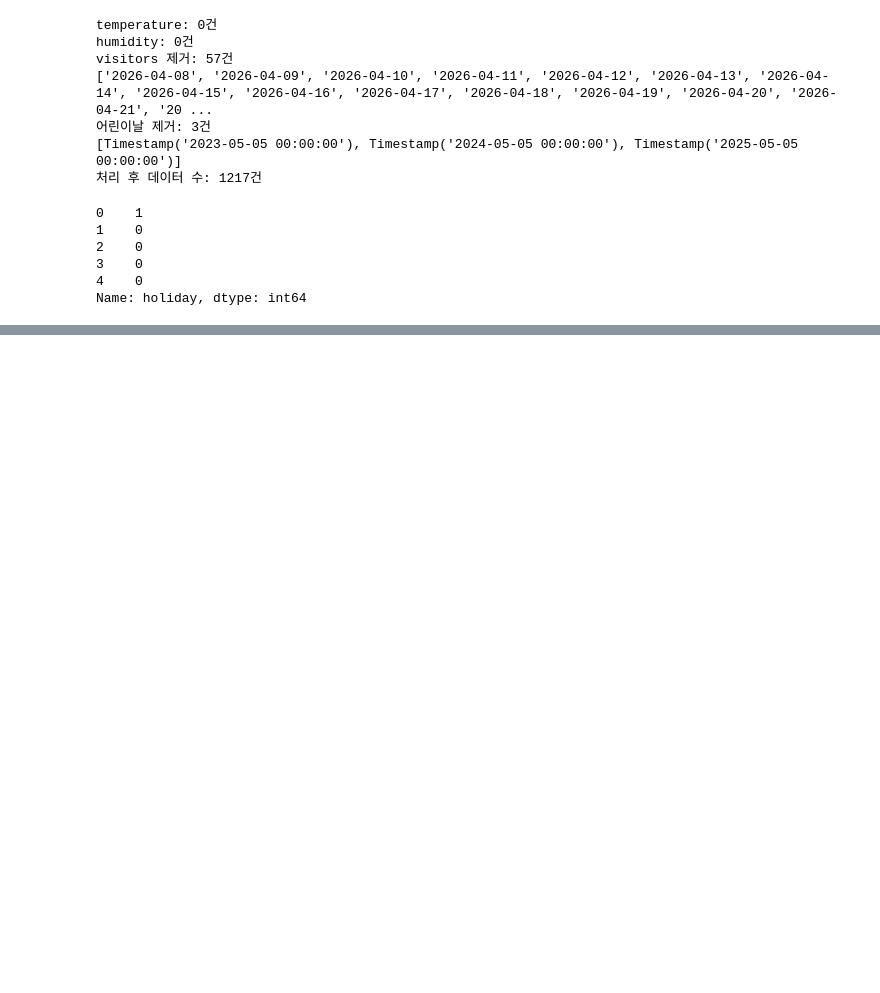
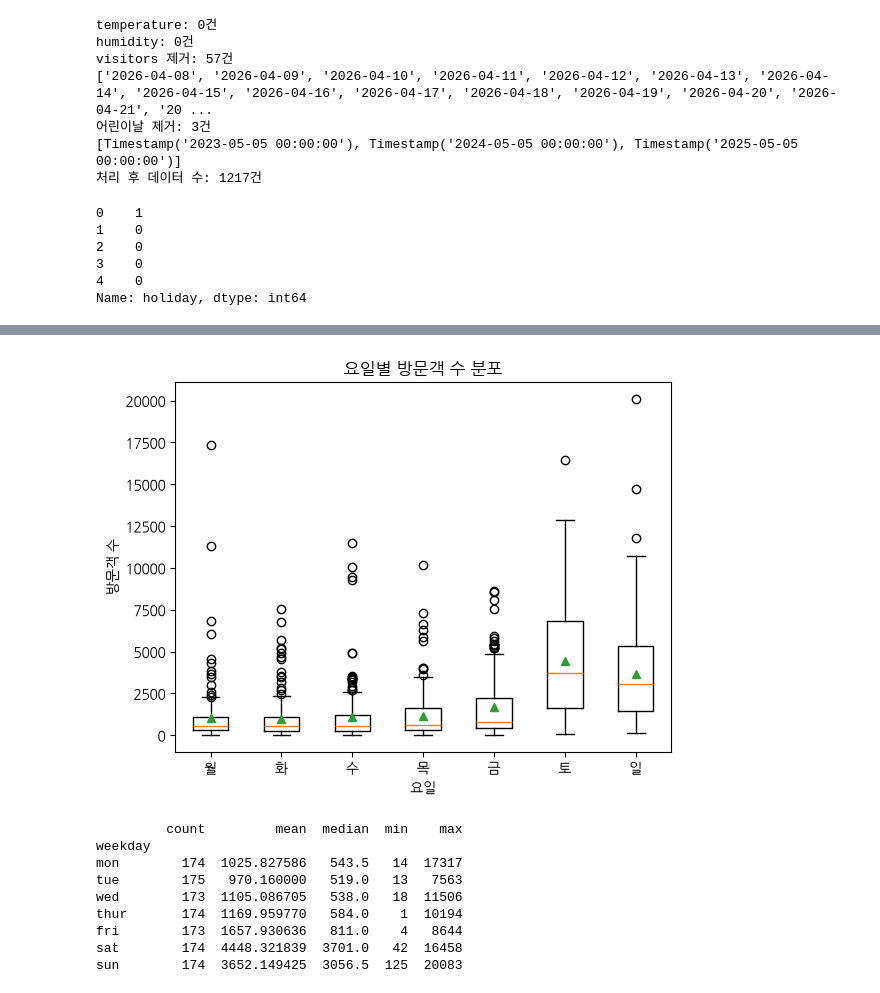
Before and after one commit to cmry9775/module_project-1-, a Jupyter notebook: project.ipynb, the cells around one changed output, grey strips where cells are left out. Saved outputs shown, nothing was run; the diff lists cells and outputs as text; code cells hidden in the pictures; blank space fills up the shorter version.

```diff
--- a/project.ipynb
+++ b/project.ipynb
@@ -388,0 +389,31 @@ holiday == 1: 59건
+# %%
+import pandas as pd
+import matplotlib.pyplot as plt
+
+df = pd.read_csv('Oworld.csv')
+
+days = ['mon', 'tue', 'wed', 'thur', 'fri', 'sat', 'sun']
+labels = ['월', '화', '수', '목', '금', '토', '일']
+
+data = [df.loc[df[day] == 1, 'visitors'] for day in days]
+
+plt.boxplot(data, tick_labels=labels, showmeans=True)
+plt.xlabel('요일')
+plt.ylabel('방문객 수')
+plt.title('요일별 방문객 수 분포')
+plt.show()
+
+print(df.assign(
+    weekday=df[days].idxmax(axis=1)
+).groupby('weekday')['visitors'].agg(['count', 'mean', 'median', 'min', 'max']).reindex(days))
+# %% [output]
+[figure, added]
+         count         mean  median  min    max
+weekday
+mon        174  1025.827586   543.5   14  17317
+tue        175   970.160000   519.0   13   7563
+wed        173  1105.086705   538.0   18  11506
+thur       174  1169.959770   584.0    1  10194
+fri        173  1657.930636   811.0    4   8644
+sat        174  4448.321839  3701.0   42  16458
+sun        174  3652.149425  3056.5  125  20083
```
Also changed, not shown: parts of 11 cells of this notebook, 3 other files.
